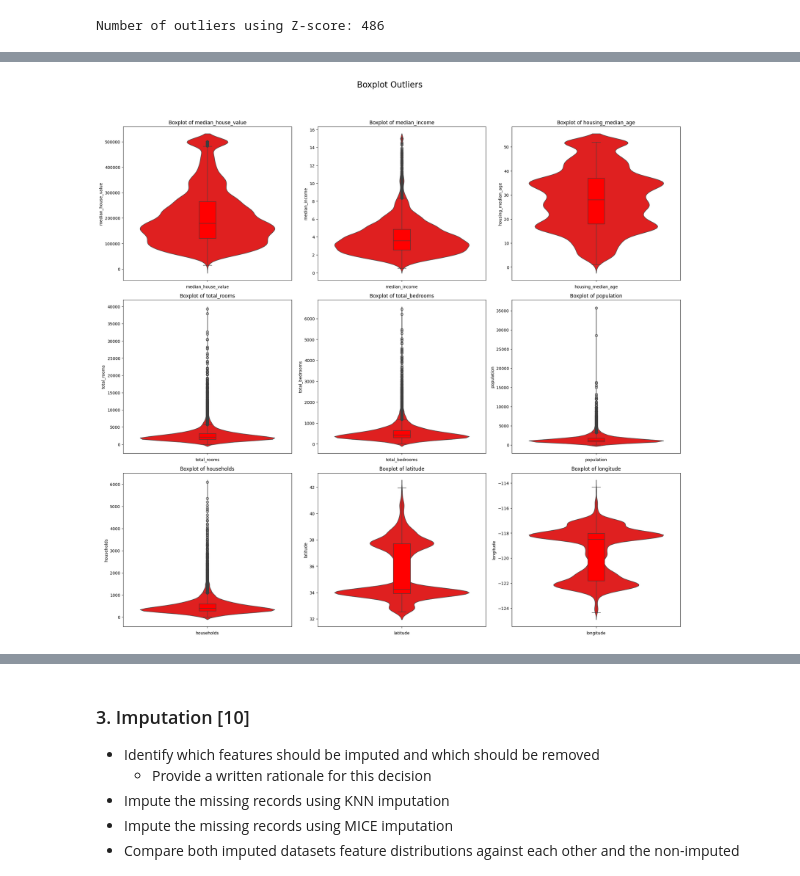
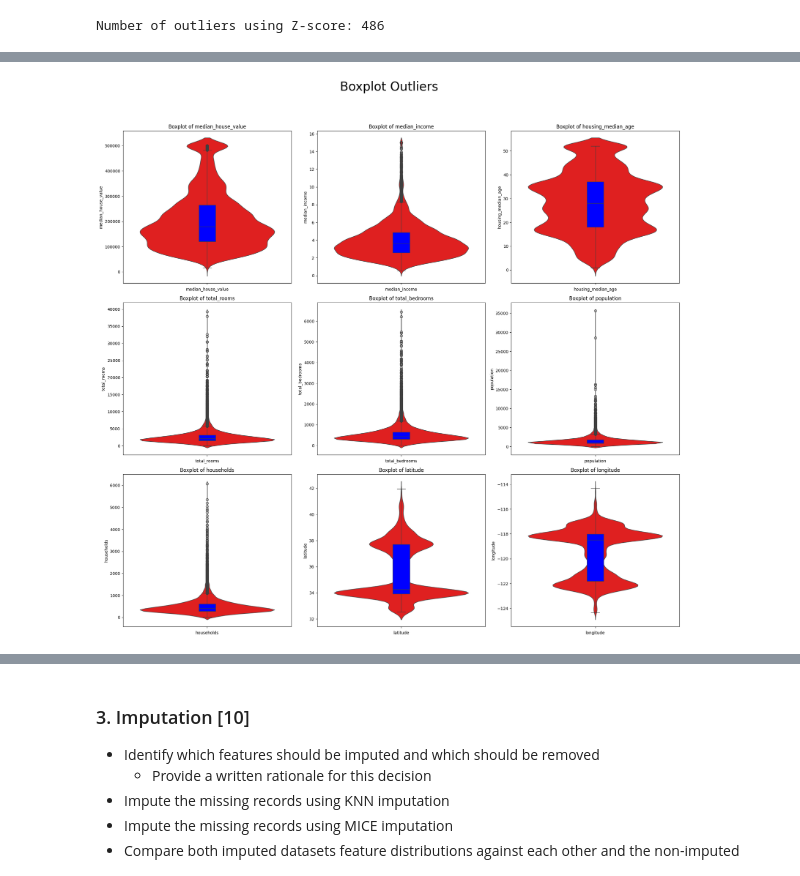
Before and after one commit to mahnoorn23/CSC2031CourseworkCode, a Jupyter notebook: Coursework/CSC3831_Final_Assessment.ipynb, the cells around one changed output, grey strips where cells are left out. Drawn from its saved outputs; the diff is of its cells as text; code cells hidden in the pictures.

```diff
--- a/Coursework/CSC3831_Final_Assessment.ipynb
+++ b/Coursework/CSC3831_Final_Assessment.ipynb
@@ -122,15 +138,15 @@ Number of outliers using Z-score: 486
 # %%
 plt.figure(figsize=(20, 25))
-plt.suptitle('Boxplot Outliers', fontsize=20)
+plt.suptitle('Boxplot Outliers', fontsize=30)
 
 for i, feature in enumerate(df_orig.columns, 1):
     plt.subplot((len(houses_corrupted.columns) // 3) + 1, 3, i)
     sns.violinplot(y=houses_corrupted[feature], inner=None, color='red')
-    sns.boxplot(y=houses_corrupted[feature], width=0.1, boxprops = {"facecolor":'red'}),
+    sns.boxplot(y=houses_corrupted[feature], width=0.1, boxprops = {"facecolor":'blue'}),
     flierprops=dict(marker='o', markerfacecolor='red', markersize=3, markeredgecolor='red')
     plt.title(f'Boxplot of {feature}')
     plt.xlabel(feature)
 plt.tight_layout(rect=[0,0,1,0.95])
 plt.show()
 # %% [output]
-[figure, old version]
+[figure, new version]
```
Also changed, not shown: parts of 6 cells of this notebook.
